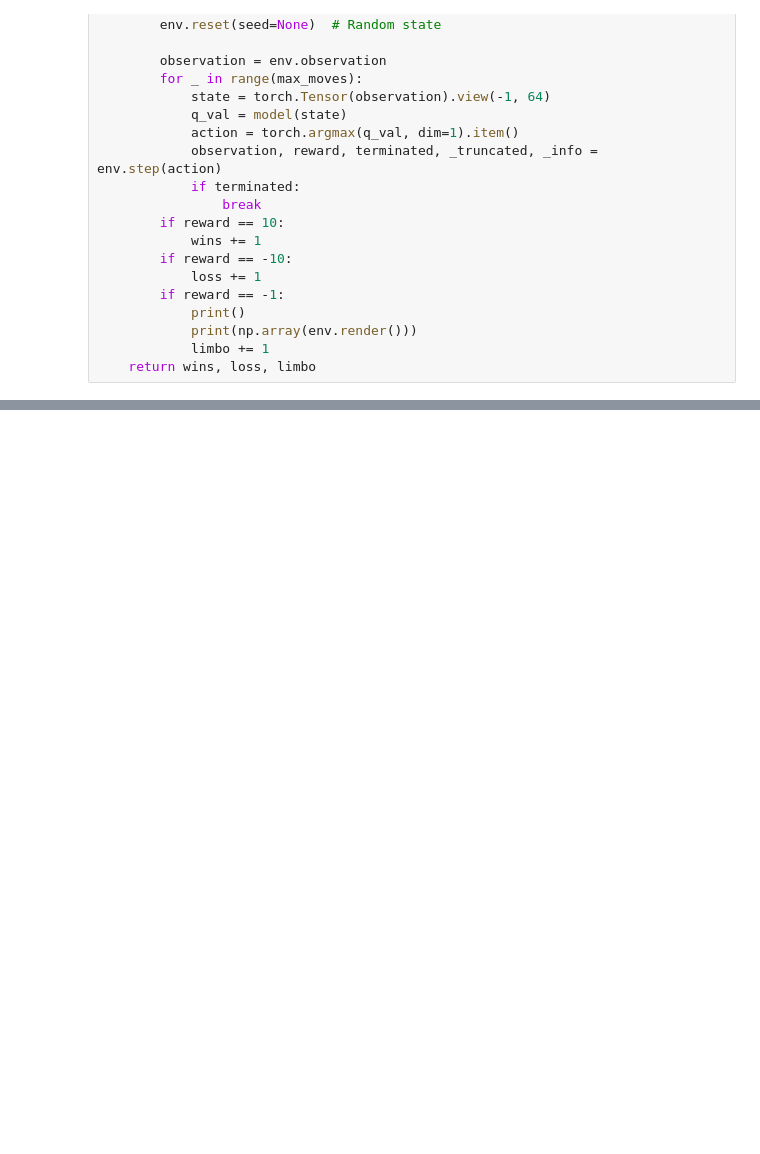
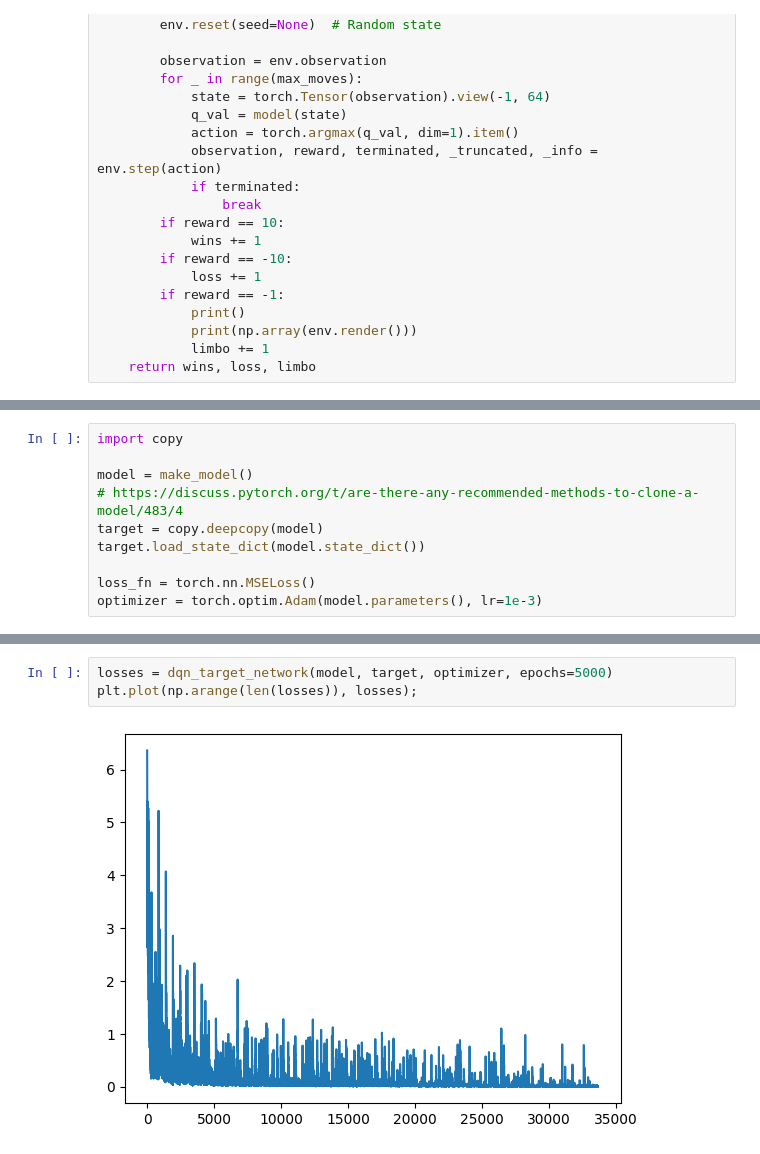
Before and after one commit to alextanhongpin/python-deep-reinforcement-learning-in-action, a Jupyter notebook: 03_deep_q_network.v2.ipynb, the cells around one changed output, grey strips where cells are left out. Drawn from its saved outputs; the diff is of its cells as text; blank space fills up the shorter version.

Commit message:
chore: add dqn target network

```diff
--- a/03_deep_q_network.v2.ipynb
+++ b/03_deep_q_network.v2.ipynb
@@ -326,0 +324,10 @@ win, loss, limbo
+# %%
+import copy
+
+model = make_model()
+# https://discuss.pytorch.org/t/are-there-any-recommended-methods-to-clone-a-model/483/4
+target = copy.deepcopy(model)
+target.load_state_dict(model.state_dict())
+
+loss_fn = torch.nn.MSELoss()
+optimizer = torch.optim.Adam(model.parameters(), lr=1e-3)
@@ -326,0 +409,5 @@ win, loss, limbo
+# %%
+losses = dqn_target_network(model, target, optimizer, epochs=5000)
+plt.plot(np.arange(len(losses)), losses);
+# %% [output]
+[figure, added]
```
Also changed, not shown: parts of 12 cells of this notebook, 5 other files.
